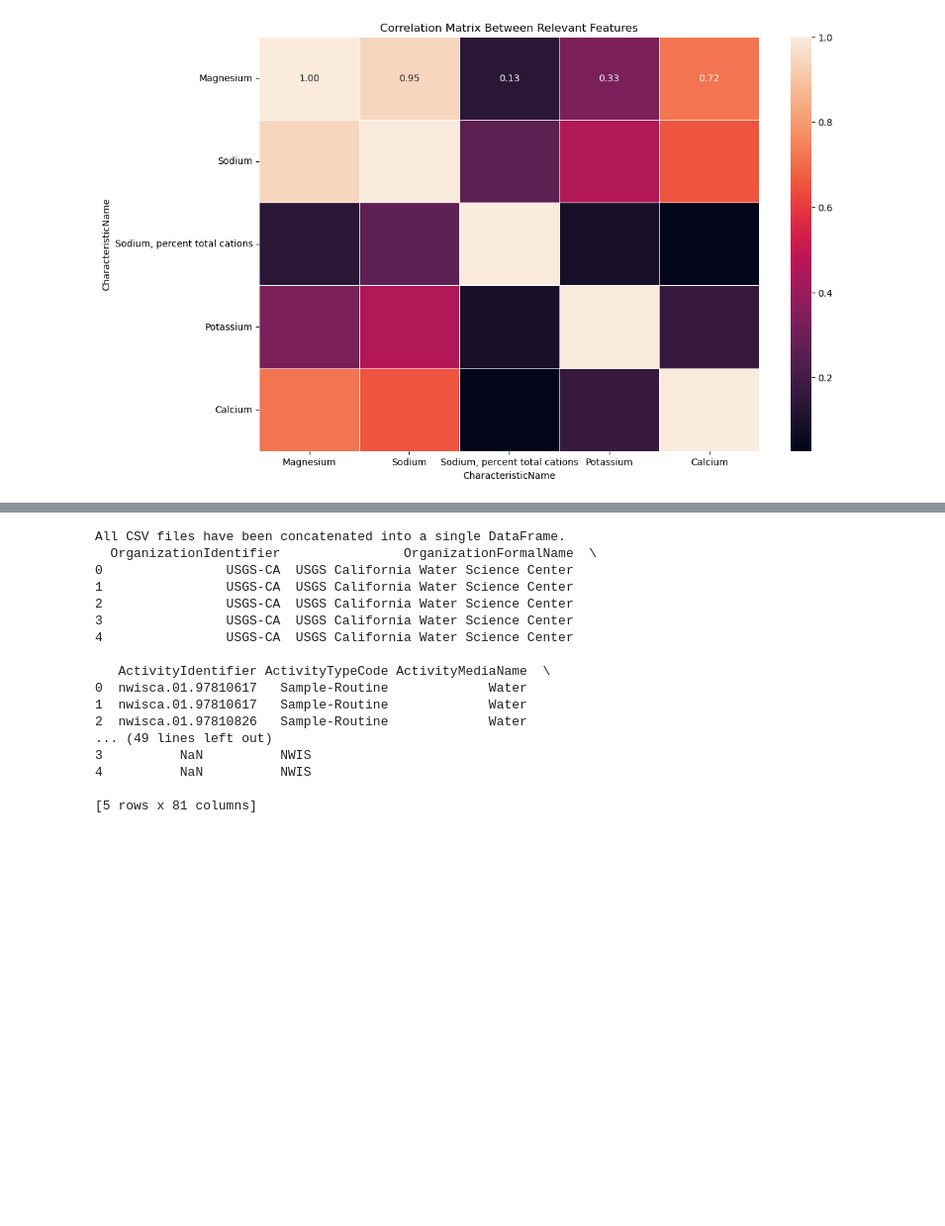
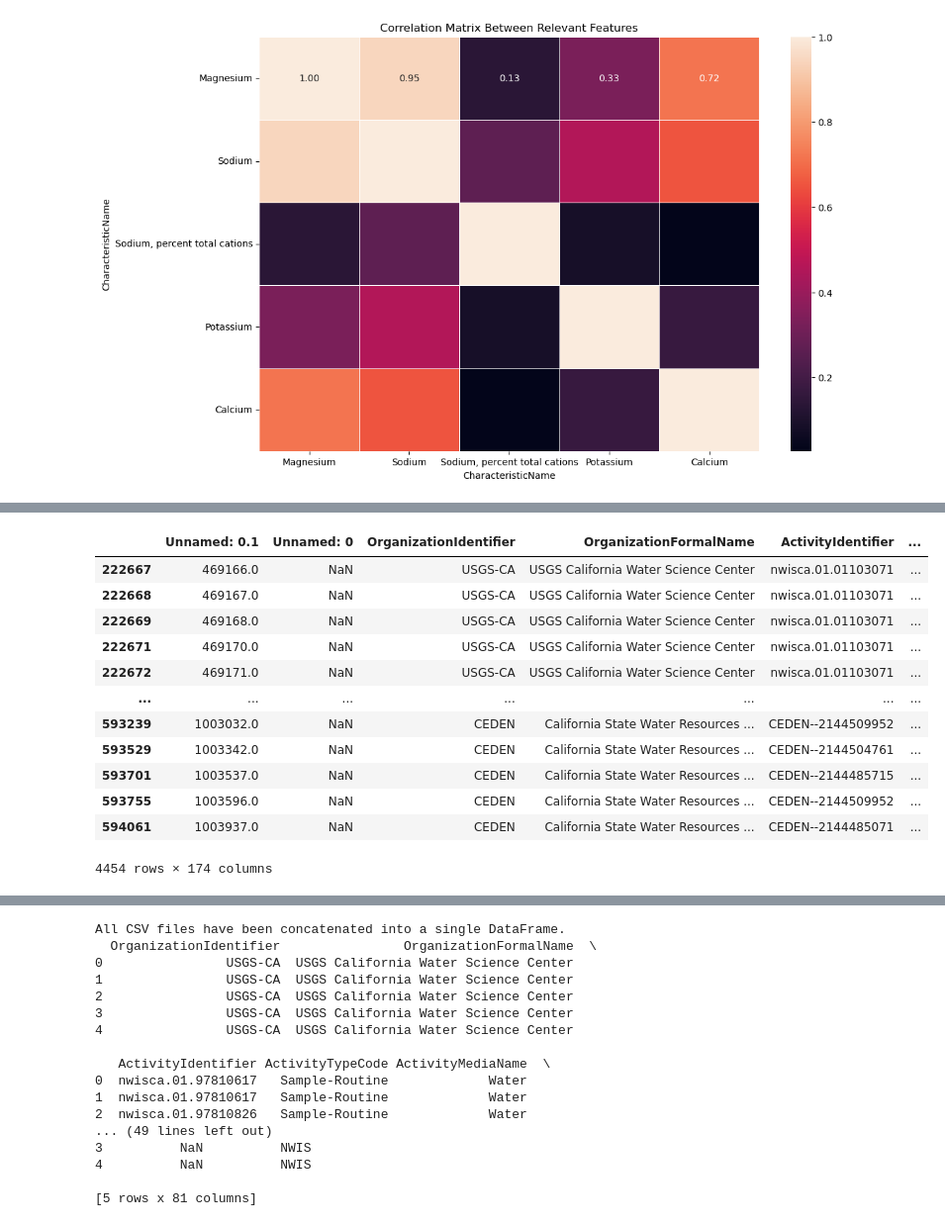
Before and after one commit to vishalival/eneres131-final-proj, a Jupyter notebook: data_new.ipynb, the cells around one changed output, grey strips where cells are left out. Shown at 99% size. Drawn from its saved outputs; the diff is of its cells as text; code cells hidden in the pictures; blank space fills up the shorter version.

```diff
--- a/data_new.ipynb
+++ b/data_new.ipynb
@@ -248,0 +311,16 @@ plt.show()
+# %%
+combined_df[combined_df["CharacteristicName"].isin(["Magnesium","Sodium","Sodium, percent total cations","Potassium","Calcium"])]
+# %% [output]
+|  | Unnamed: 0.1 | Unnamed: 0 | OrganizationIdentifier | OrganizationFormalName | ActivityIdentifier | ... |
+| 222667 | 469166.0 | NaN | USGS-CA | USGS California Water Science Center | nwisca.01.01103071 | ... |
+| 222668 | 469167.0 | NaN | USGS-CA | USGS California Water Science Center | nwisca.01.01103071 | ... |
+| 222669 | 469168.0 | NaN | USGS-CA | USGS California Water Science Center | nwisca.01.01103071 | ... |
+| 222671 | 469170.0 | NaN | USGS-CA | USGS California Water Science Center | nwisca.01.01103071 | ... |
+| 222672 | 469171.0 | NaN | USGS-CA | USGS California Water Science Center | nwisca.01.01103071 | ... |
+| ... | ... | ... | ... | ... | ... | ... |
+| 593239 | 1003032.0 | NaN | CEDEN | California State Water Resources ... | CEDEN--2144509952 | ... |
+| 593529 | 1003342.0 | NaN | CEDEN | California State Water Resources ... | CEDEN--2144504761 | ... |
+| 593701 | 1003537.0 | NaN | CEDEN | California State Water Resources ... | CEDEN--2144485715 | ... |
+| 593755 | 1003596.0 | NaN | CEDEN | California State Water Resources ... | CEDEN--2144509952 | ... |
+| 594061 | 1003937.0 | NaN | CEDEN | California State Water Resources ... | CEDEN--2144485071 | ... |
+4454 rows × 174 columns
```
Also changed, not shown: parts of 7 cells of this notebook, 11 other files.
